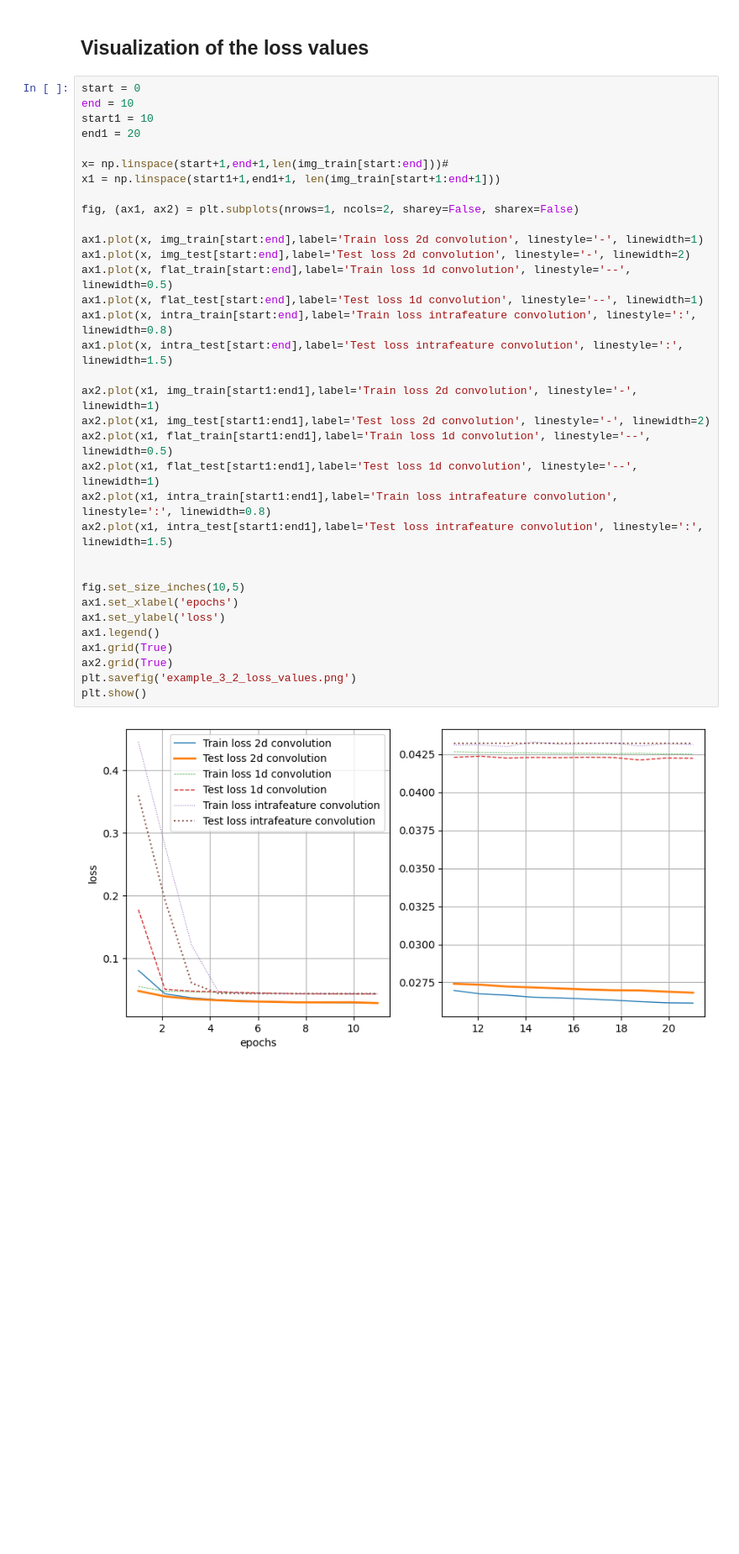
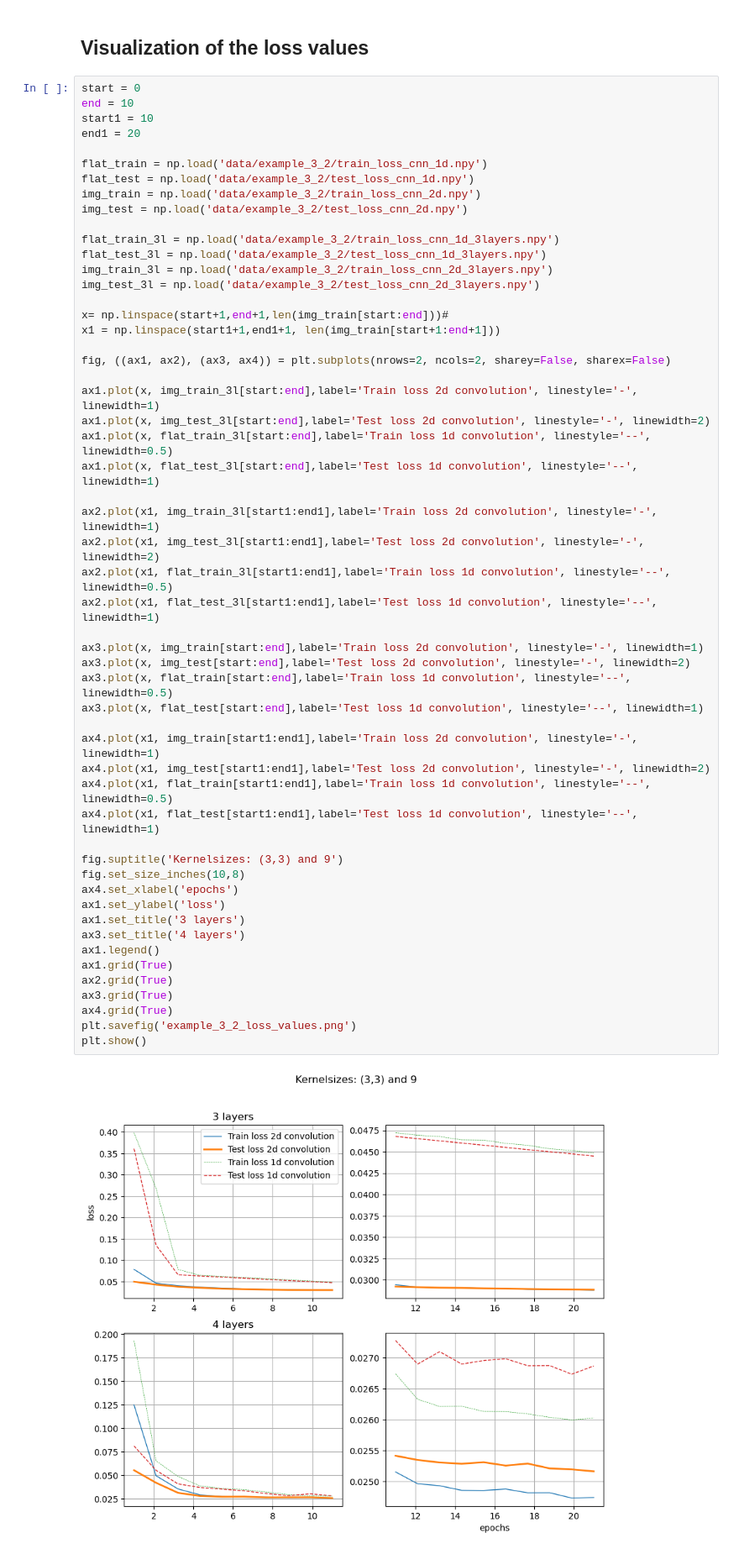
Before and after one commit to vschormann/MA_ML_assisted_SUPG, a Jupyter notebook: Section_3_2.ipynb, the cells around one changed output. Shown at 84% size. Cells and saved outputs as stored; diff of their text form; blank space fills up the shorter version.

Commit message:
Plots for CNNs created

```diff
--- a/Section_3_2.ipynb
+++ b/Section_3_2.ipynb
@@ -594,36 +321,56 @@ img_train, img_test = train(
 # %%
 start = 0
 end = 10
 start1 = 10
 end1 = 20
 
+flat_train = np.load('data/example_3_2/train_loss_cnn_1d.npy')
+flat_test = np.load('data/example_3_2/test_loss_cnn_1d.npy')
+img_train = np.load('data/example_3_2/train_loss_cnn_2d.npy')
+img_test = np.load('data/example_3_2/test_loss_cnn_2d.npy')
+
+flat_train_3l = np.load('data/example_3_2/train_loss_cnn_1d_3layers.npy')
+flat_test_3l = np.load('data/example_3_2/test_loss_cnn_1d_3layers.npy')
+img_train_3l = np.load('data/example_3_2/train_loss_cnn_2d_3layers.npy')
+img_test_3l = np.load('data/example_3_2/test_loss_cnn_2d_3layers.npy')
+
 x= np.linspace(start+1,end+1,len(img_train[start:end]))#
 x1 = np.linspace(start1+1,end1+1, len(img_train[start+1:end+1]))
 
-fig, (ax1, ax2) = plt.subplots(nrows=1, ncols=2, sharey=False, sharex=False)
+fig, ((ax1, ax2), (ax3, ax4)) = plt.subplots(nrows=2, ncols=2, sharey=False, sharex=False)
 
-ax1.plot(x, img_train[start:end],label='Train loss 2d convolution', linestyle='-', linewidth=1)
-ax1.plot(x, img_test[start:end],label='Test loss 2d convolution', linestyle='-', linewidth=2)
-ax1.plot(x, flat_train[start:end],label='Train loss 1d convolution', linestyle='--', linewidth=0.5)
-ax1.plot(x, flat_test[start:end],label='Test loss 1d convolution', linestyle='--', linewidth=1)
-ax1.plot(x, intra_train[start:end],label='Train loss intrafeature convolution', linestyle=':', linewidth=0.8)
-ax1.plot(x, intra_test[start:end],label='Test loss intrafeature convolution', linestyle=':', linewidth=1.5)
+ax1.plot(x, img_train_3l[start:end],label='Train loss 2d convolution', linestyle='-', linewidth=1)
+ax1.plot(x, img_test_3l[start:end],label='Test loss 2d convolution', linestyle='-', linewidth=2)
+ax1.plot(x, flat_train_3l[start:end],label='Train loss 1d convolution', linestyle='--', linewidth=0.5)
+ax1.plot(x, flat_test_3l[start:end],label='Test loss 1d convolution', linestyle='--', linewidth=1)
 
-ax2.plot(x1, img_train[start1:end1],label='Train loss 2d convolution', linestyle='-', linewidth=1)
-ax2.plot(x1, img_test[start1:end1],label='Test loss 2d convolution', linestyle='-', linewidth=2)
-ax2.plot(x1, flat_train[start1:end1],label='Train loss 1d convolution', linestyle='--', linewidth=0.5)
-ax2.plot(x1, flat_test[start1:end1],label='Test loss 1d convolution', linestyle='--', linewidth=1)
-ax2.plot(x1, intra_train[start1:end1],label='Train loss intrafeature convolution', linestyle=':', linewidth=0.8)
-ax2.plot(x1, intra_test[start1:end1],label='Test loss intrafeature convolution', linestyle=':', linewidth=1.5)
+ax2.plot(x1, img_train_3l[start1:end1],label='Train loss 2d convolution', linestyle='-', linewidth=1)
+ax2.plot(x1, img_test_3l[start1:end1],label='Test loss 2d convolution', linestyle='-', linewidth=2)
+ax2.plot(x1, flat_train_3l[start1:end1],label='Train loss 1d convolution', linestyle='--', linewidth=0.5)
+ax2.plot(x1, flat_test_3l[start1:end1],label='Test loss 1d convolution', linestyle='--', linewidth=1)
 
+ax3.plot(x, img_train[start:end],label='Train loss 2d convolution', linestyle='-', linewidth=1)
+ax3.plot(x, img_test[start:end],label='Test loss 2d convolution', linestyle='-', linewidth=2)
+ax3.plot(x, flat_train[start:end],label='Train loss 1d convolution', linestyle='--', linewidth=0.5)
+ax3.plot(x, flat_test[start:end],label='Test loss 1d convolution', linestyle='--', linewidth=1)
 
-fig.set_size_inches(10,5)
-ax1.set_xlabel('epochs')
+ax4.plot(x1, img_train[start1:end1],label='Train loss 2d convolution', linestyle='-', linewidth=1)
+ax4.plot(x1, img_test[start1:end1],label='Test loss 2d convolution', linestyle='-', linewidth=2)
+ax4.plot(x1, flat_train[start1:end1],label='Train loss 1d convolution', linestyle='--', linewidth=0.5)
+ax4.plot(x1, flat_test[start1:end1],label='Test loss 1d convolution', linestyle='--', linewidth=1)
+
+fig.suptitle('Kernelsizes: (3,3) and 9')
+fig.set_size_inches(10,8)
+ax4.set_xlabel('epochs')
 ax1.set_ylabel('loss')
+ax1.set_title('3 layers')
+ax3.set_title('4 layers')
 ax1.legend()
 ax1.grid(True)
 ax2.grid(True)
+ax3.grid(True)
+ax4.grid(True)
 plt.savefig('example_3_2_loss_values.png')
 plt.show()
 # %% [output]
-[figure, old version]
+[figure, new version]
```
Also changed, not shown: parts of 13 cells of this notebook, 2 other files.
